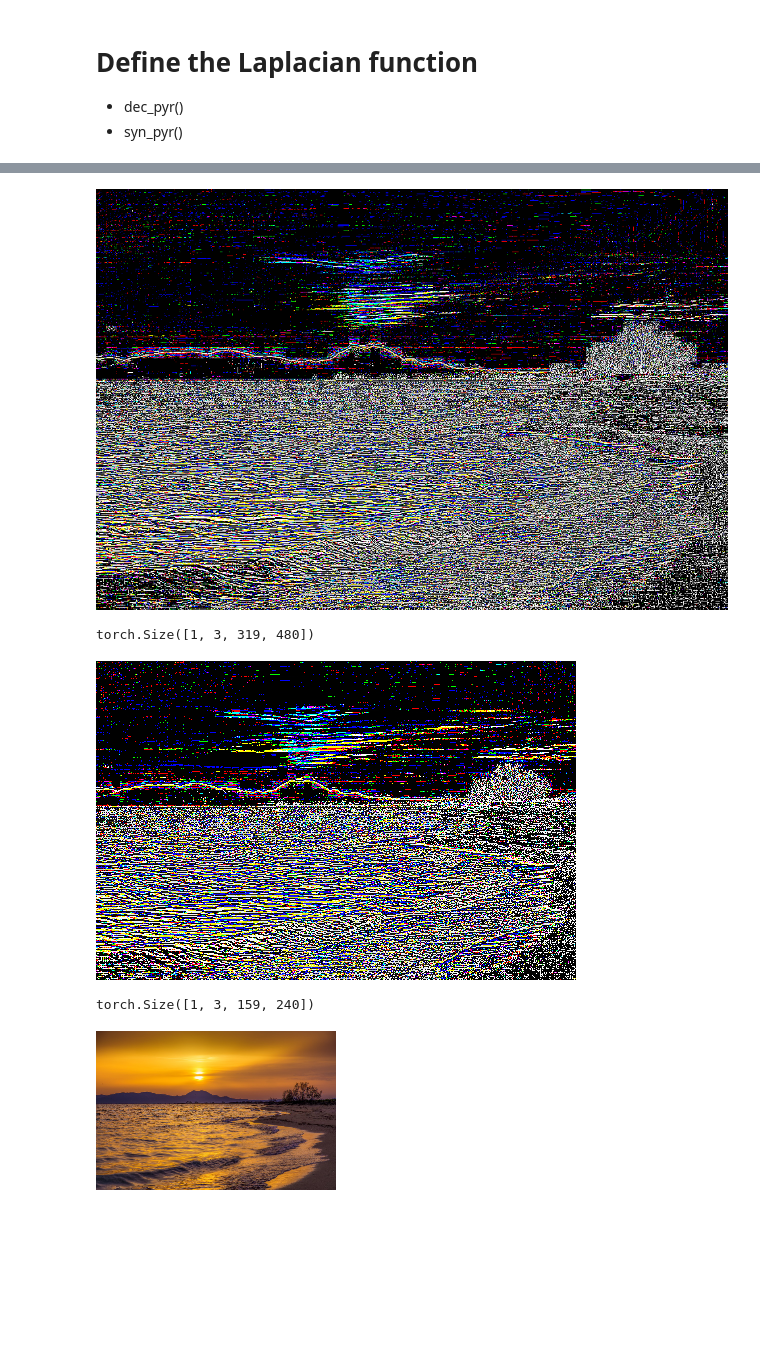
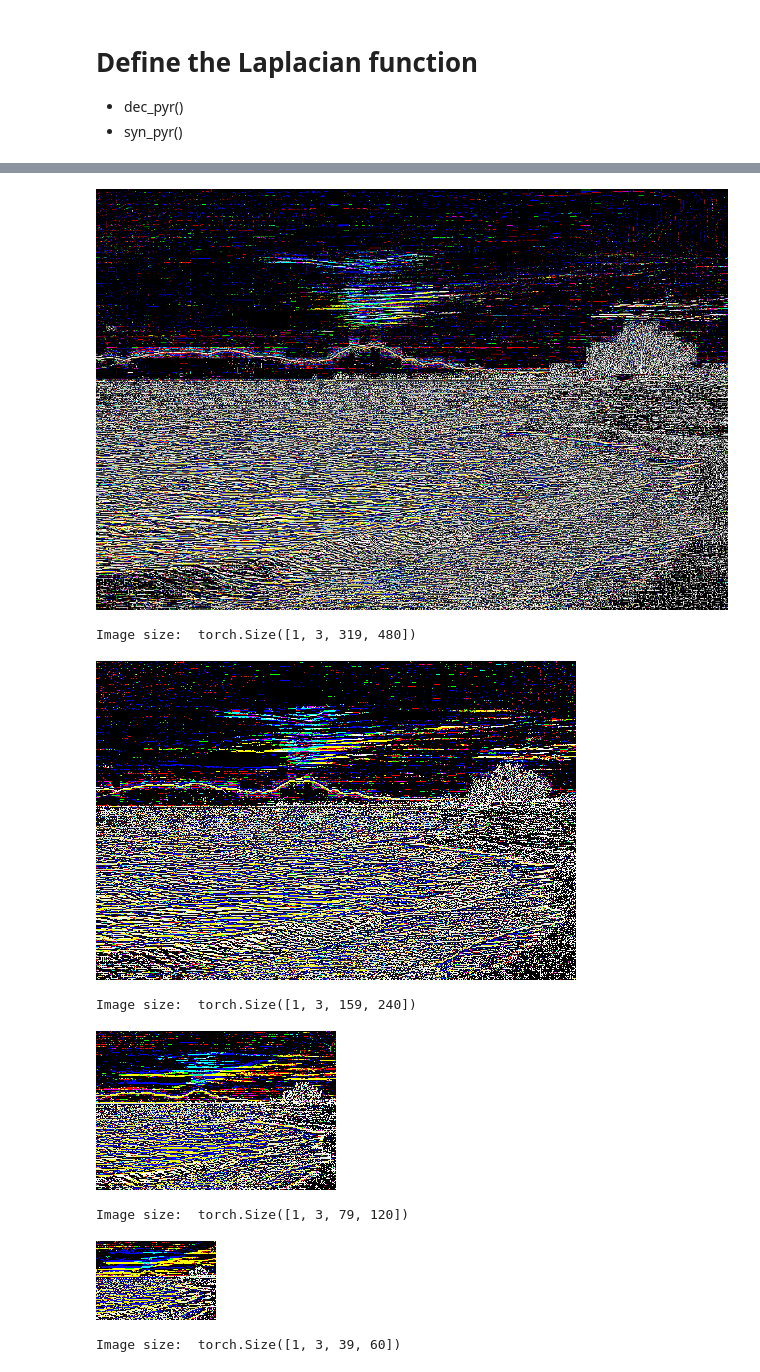
Before and after one commit to Xzzit/NNST, a Jupyter notebook: test.ipynb, the cells around one changed output, grey strips where cells are left out. Cells and saved outputs as stored; diff of their text form; code cells hidden in the pictures; blank space fills up the shorter version.

```diff
--- a/test.ipynb
+++ b/test.ipynb
@@ -143,16 +157,17 @@ img = np.array(img)
 img = img / 255.
 img = torch.from_numpy(img).unsqueeze(0)
 img = torch.permute(img, (0, 3, 1, 2))
+print('Image size: ', img.shape)
 
 
-pyr = dec_pyr(img, 2)
+pyr = dec_pyr(img, 4)
 
 
 print(CRED + '------ After Laplacian -----' + CEND)
 trans = torchvision.transforms.ToPILImage()
 print('Number of elements in pyr:', len(pyr))
 for i in pyr:
-    print(i.shape)
+    print('Image size: ', i.shape)
     i = trans(i[0])
     display(i)
 # %% [output]
@@ -164,5 +180,8 @@ torch.Size([1, 3, 639, 960])
 [figure]
-torch.Size([1, 3, 319, 480])
+Image size:  torch.Size([1, 3, 319, 480])
 [figure]
-torch.Size([1, 3, 159, 240])
+Image size:  torch.Size([1, 3, 159, 240])
-[figure, old version]
+[figure, new version]
+Image size:  torch.Size([1, 3, 79, 120])
+[figure, added]
+Image size:  torch.Size([1, 3, 39, 60])
```
Also changed, not shown: parts of 14 cells of this notebook, 4 other files.
